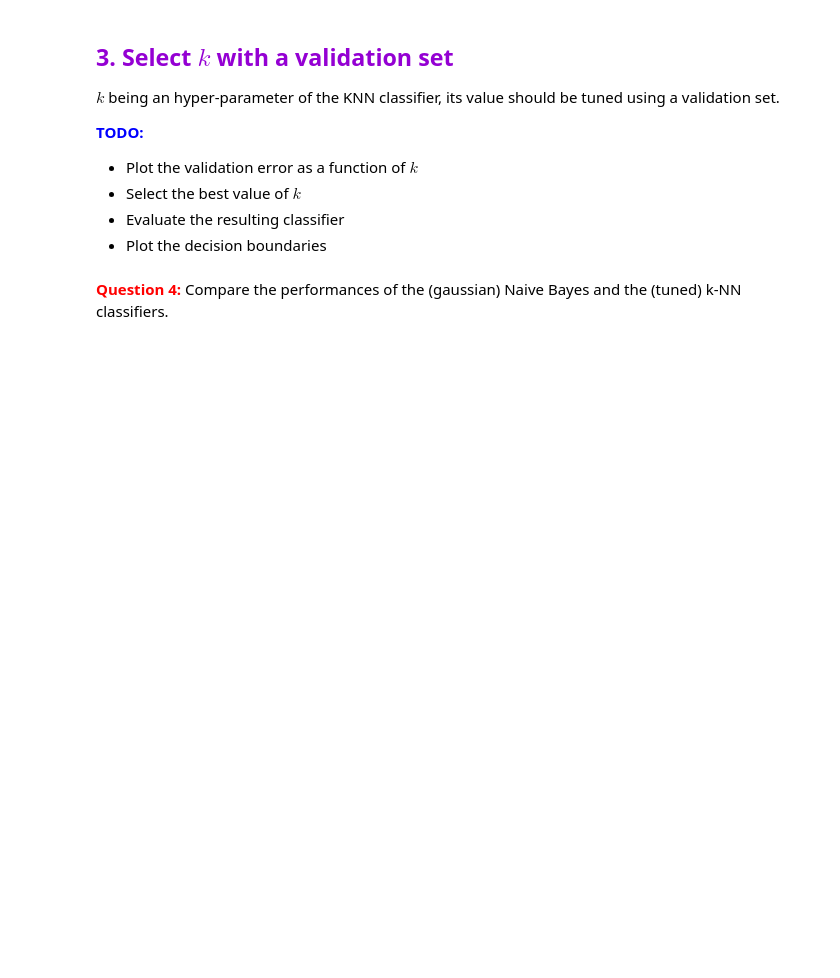
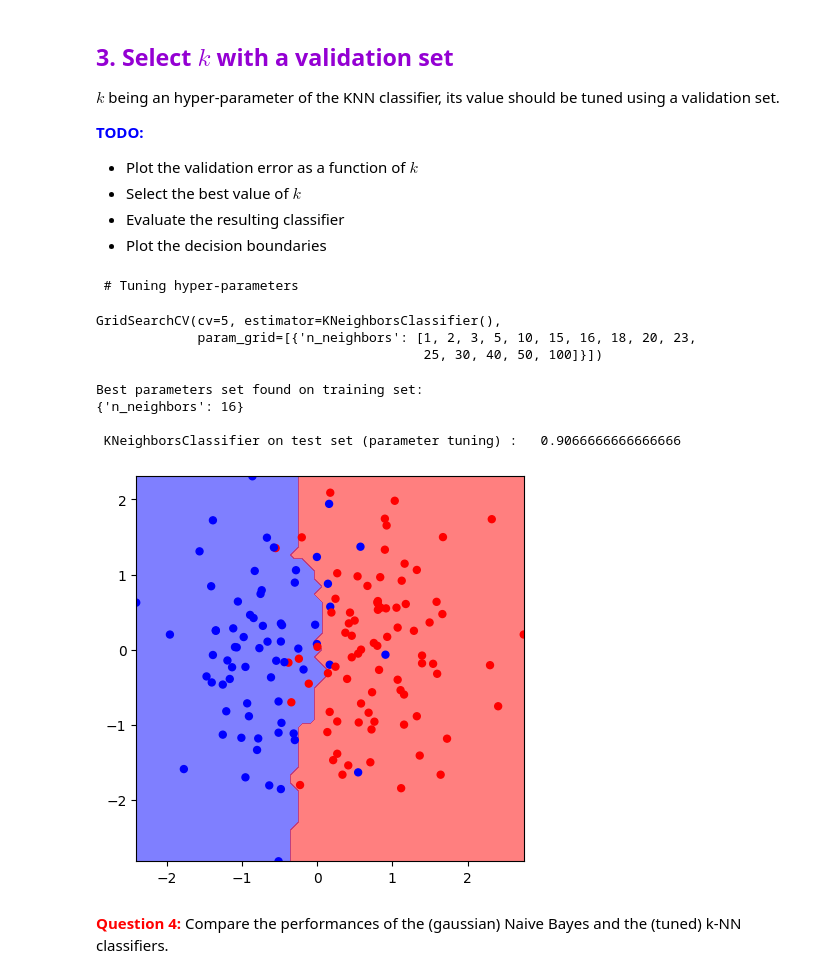
Before and after one commit to CodyAdam/AA-TP4, a Jupyter notebook: TP4_Bayes_student.ipynb, the cells around one changed output. Drawn from its saved outputs; the diff is of its cells as text; code cells hidden in the pictures; blank space fills up the shorter version.

```diff
--- a/TP4_Bayes_student.ipynb
+++ b/TP4_Bayes_student.ipynb
@@ -352,5 +432,40 @@ $k$ being an hyper-parameter of the KNN classifier, its value should be tuned us
+# %%
+from sklearn.model_selection import GridSearchCV
+
+# TODO - Plot the validation error as a function of the number of neighbors.
+param_grid = [
+              {'n_neighbors': [1,2,3,5,10,15,16,18,20,23,25,30,40,50,100]}
+              ]
+print("\n # Tuning hyper-parameters")
+clf = GridSearchCV(KNeighborsClassifier(), param_grid, cv=5)
+clf.fit(data_valid.iloc[:,:2], data_valid["Y"])
+# %% [output]
+ # Tuning hyper-parameters
+GridSearchCV(cv=5, estimator=KNeighborsClassifier(),
+             param_grid=[{'n_neighbors': [1, 2, 3, 5, 10, 15, 16, 18, 20, 23,
+                                          25, 30, 40, 50, 100]}])
+# %%
+# Find the best hyper-parameter k
+print("Best parameters set found on training set:")
+print(clf.best_params_)
+
+
+# Evaluate the classifier
+y_pred = clf.predict(data_test.iloc[:,:2])
+print("\n KNeighborsClassifier on test set (parameter tuning) : \t", accuracy_score(data_test.Y, y_pred), "\n")
+
+# Save for Q4.
+dataTest = data_test
+yPred = y_pred
+# %% [output]
+Best parameters set found on training set:
+{'n_neighbors': 16}
+
+ KNeighborsClassifier on test set (parameter tuning) :   0.9066666666666666
 # %%
 # Affichage frontiere de decision
-#aa_utils.draw_decision_boundaries(...)
+aa_utils.draw_decision_boundaries(clf,data_test)
+# %% [output]
+[figure, added]
 # %% [markdown]
 <font color="red">**Question 4:**</font> Compare the performances of the (gaussian) Naive Bayes and the (tuned) k-NN classifiers.
```
Also changed, not shown: parts of 24 cells of this notebook.
